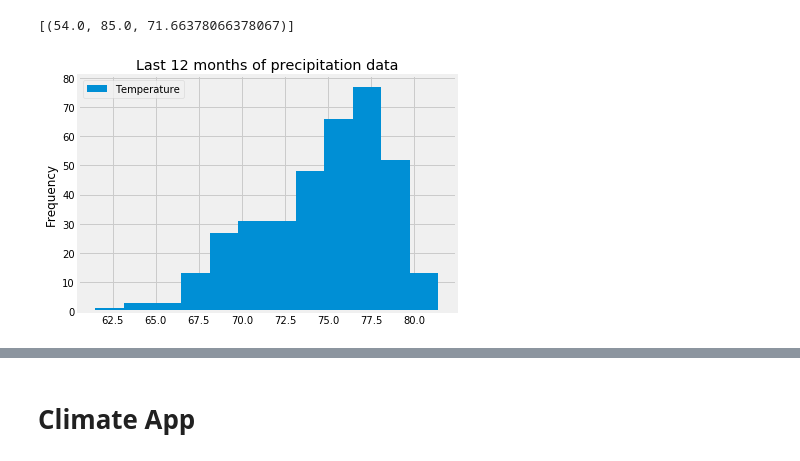
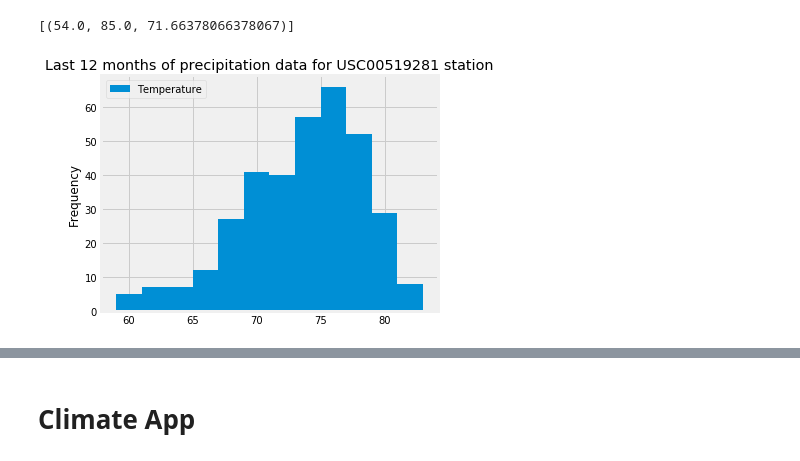
Before and after one commit to dialsilv/sqlalchemy-challenge, a Jupyter notebook: DS_climate.ipynb, the cells around one changed output, grey strips where cells are left out. Saved outputs shown, nothing was run; the diff lists cells and outputs as text; code cells hidden in the pictures.

```diff
--- a/DS_climate.ipynb
+++ b/DS_climate.ipynb
@@ -148,23 +148,24 @@ results_temp_most_active
 # %%
 # Choose the station with the highest number of temperature observations.
 # Query the last 12 months of temperature observation data for this station and plot the results as a histogram
 tobs_last_twelve_months = session.query(Measurement.date, func.avg(Measurement.tobs)).\
     filter(Measurement.date > twelve_months_ago).\
     group_by(Measurement.date).\
+    filter(Measurement.station == station_id_most_active).\
     order_by(Measurement.date).all()
 tobs_last_twelve_months
 
 # Save the query results as a Pandas DataFrame and set the index to the date column
 df_tobs_last_twelve = pd.DataFrame(tobs_last_twelve_months, columns=['date','tobs'])
 df_tobs_last_twelve.set_index('date',inplace=True)
 df_tobs_last_twelve
 # Sort the dataframe by date
 
 # Use Pandas Plotting with Matplotlib to plot the data
 df_tobs_last_twelve.plot.hist(bins=12)
 plt.legend(['Temperature'])
-plt.title("Last 12 months of precipitation data")
+plt.title(f"Last 12 months of precipitation data for {station_id_most_active} station")
 plt.tight_layout()
 plt.show()
 # %% [output]
-[figure, old version]
+[figure, new version]
```
Also changed, not shown: parts of 7 cells of this notebook.
